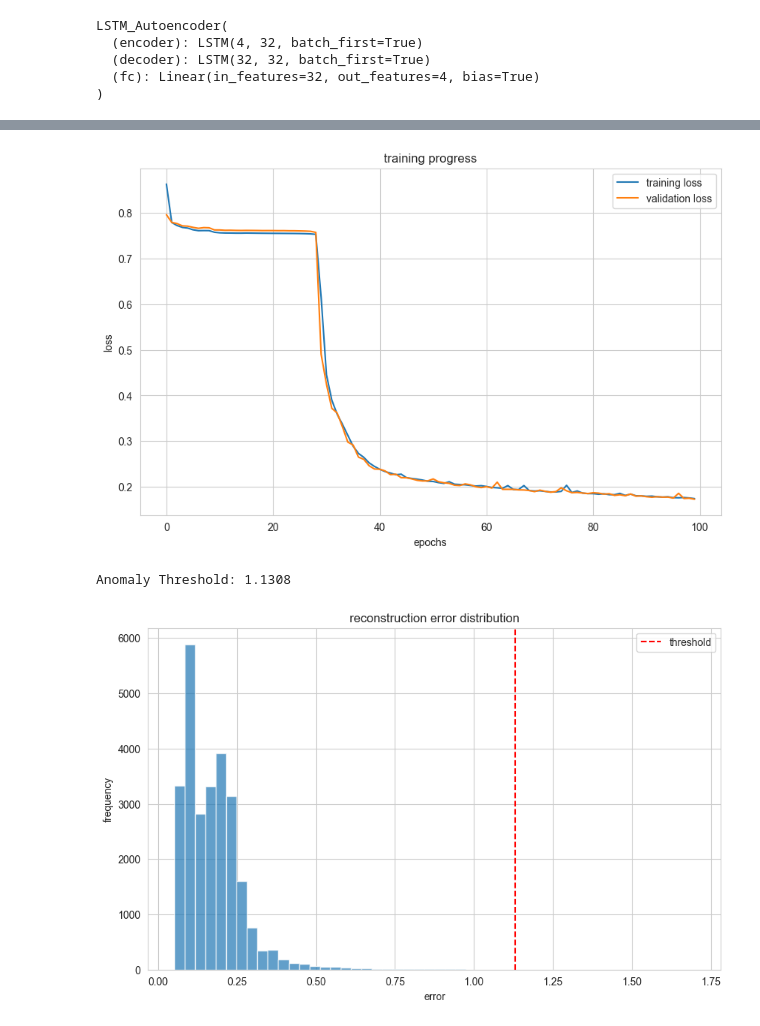
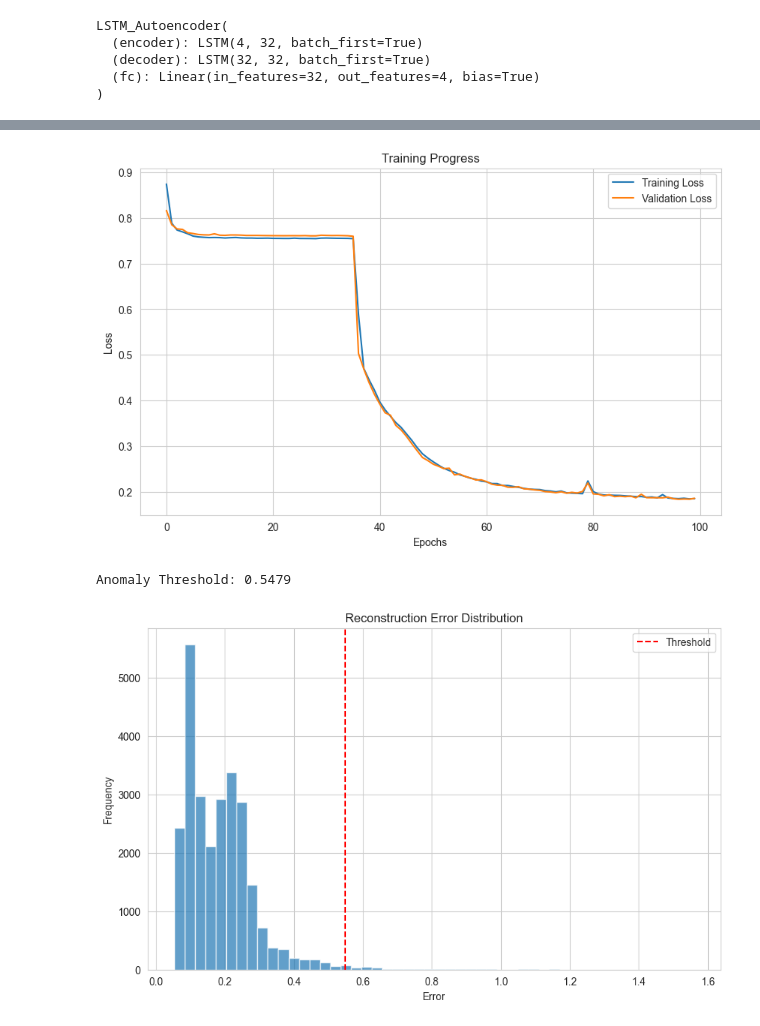
Before and after one commit to conjeevaram/Anomaly-Detection-Auto-Encoder, a Jupyter notebook: detector.ipynb, the cells around one changed output, grey strips where cells are left out. Saved outputs shown, nothing was run; the diff lists cells and outputs as text; code cells hidden in the pictures.

```diff
--- a/detector.ipynb
+++ b/detector.ipynb
@@ -17,7 +20,7 @@ sns.set_style("whitegrid")
 torch.manual_seed(42)
 np.random.seed(42)
 # %%
-DATA_PATH = "~/Anomaly-Detection-Auto-Encoder/data"
+DATA_PATH = "~/Projects/Anomaly-Detection-Auto-Encoder/data"
 WINDOW_SIZE = 60
 BATCH_SIZE = 64
 SEQ_LEN = 1 # just keeping this to one for now, would it be better to make it larger?
@@ -193,15 +235,15 @@ Epoch 100/100 | Train Loss: 0.1741 | Val Loss: 0.1727
 # visualizing loss decrease (hopefully) overtime
 
 plt.figure(figsize=(10, 6))
-plt.plot(train_losses, label='training loss')
-plt.plot(val_losses, label='validation loss')
-plt.title('training progress')
-plt.xlabel('epochs')
-plt.ylabel('loss')
+plt.plot(train_losses, label='Training Loss')
+plt.plot(val_losses, label='Validation Loss')
+plt.title('Training Progress')
+plt.xlabel('Epochs')
+plt.ylabel('Loss')
 plt.legend()
 plt.show()
 # %% [output]
-[figure, old version]
+[figure, new version]
 # %%
 # finding a threshold for anomaly detection
 
@@ -215,23 +257,23 @@ with torch.no_grad():
         error = torch.mean((outputs - inputs)**2, dim=(1,2)).cpu().numpy()
         reconstruction_errors.extend(error)
 
-threshold = np.percentile(reconstruction_errors, 99.99) # if the error is in the top 0.01% of the distribution, consider it an anomaly
+threshold = np.percentile(reconstruction_errors, 99) # if the error is in the top 1% of the distribution, consider it an anomaly
 print(f"Anomaly Threshold: {threshold:.4f}")
 # %% [output]
-Anomaly Threshold: 1.1308
+Anomaly Threshold: 0.5479
 # %%
 # visualize error distribution
 
 plt.figure(figsize=(10, 6))
 plt.hist(reconstruction_errors, bins=50, alpha=0.7)
-plt.axvline(threshold, color='r', linestyle='--', label='threshold')
-plt.title('reconstruction error distribution')
-plt.xlabel('error')
-plt.ylabel('frequency')
+plt.axvline(threshold, color='r', linestyle='--', label='Threshold')
+plt.title('Reconstruction Error Distribution')
+plt.xlabel('Error')
+plt.ylabel('Frequency')
 plt.legend()
 plt.show()
 # %% [output]
-[figure, old version]
+[figure, new version]
 # %%
 # making a function for passing in some csv and detecting anomalies
 
```
Also changed, not shown: parts of 4 cells of this notebook, 5 other files.
